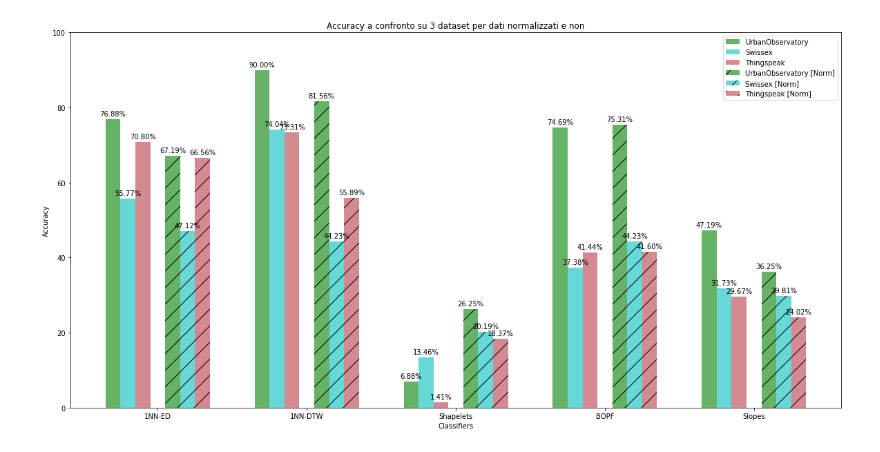
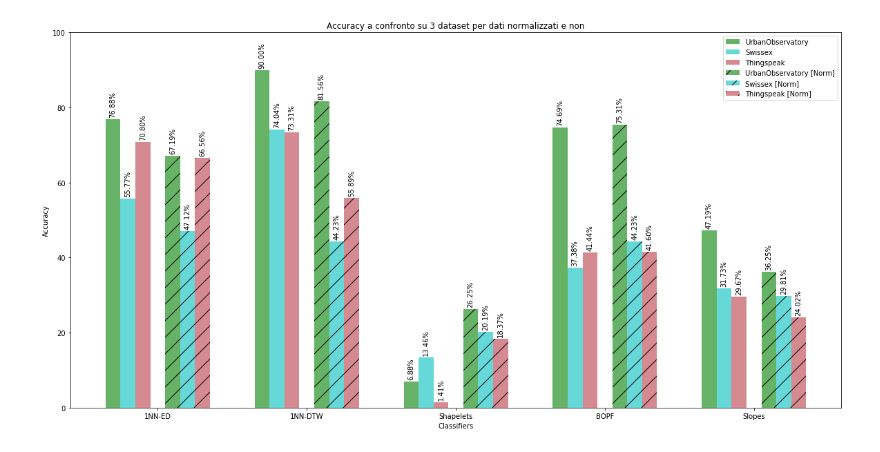
Before and after one commit to matteodeggi/tesi, a Jupyter notebook: Tesi/TSC_Test.ipynb, the cells around one changed output. Cells and saved outputs as stored; diff of their text form; code cells hidden in the pictures.

```diff
--- a/Tesi/TSC_Test.ipynb
+++ b/Tesi/TSC_Test.ipynb
@@ -52,32 +52,32 @@ things_ax = ax.bar(index - bar_width, [y[0] for y in metrics_standard_things], b
 urban_ax_norm = ax.bar(index + bar_width, [y[0] for y in metrics_norm_urban], bar_width, alpha=opacity, color='g', error_kw=error_config, label='UrbanObservatory [Norm]', hatch="/")
 swissex_ax_norm = ax.bar(index + 2*bar_width, [y[0] for y in metrics_norm_swissex], bar_width, alpha=opacity, color='c', error_kw=error_config, label='Swissex [Norm]', hatch="/")
 things_ax_norm = ax.bar(index + 3*bar_width, [y[0] for y in metrics_norm_things], bar_width, alpha=opacity, color='#BA3B46', error_kw=error_config, label='Thingspeak [Norm]', hatch="/")
 
 def autolabel(rects):
     """Attach a text label above each bar in *rects*, displaying its height."""
     for rect in rects:
         height = rect.get_height()
         ax.annotate('{:.2f}%'.format(round(height, 4)),
                     xy=(rect.get_x() + rect.get_width() / 2, height),
                     xytext=(0, 3),  # 3 points vertical offset
                     textcoords="offset points",
-                    ha='center', va='bottom', rotation = 145)
+                    ha='center', va='bottom', rotation = 90)
 autolabel(things_ax)
 autolabel(swissex_ax)
 autolabel(urban_ax)
 
 autolabel(things_ax_norm)
 autolabel(swissex_ax_norm)
 autolabel(urban_ax_norm)
 
 ax.set_title('Accuracy a confronto su 3 dataset per dati normalizzati e non')
 ax.set_ylim(0, 100)
 ax.set_xlabel('Classifiers')
 ax.set_ylabel('Accuracy')
 ax.set_xticks(index)
 ax.set_xticklabels((labels))
 ax.legend()
 plt.savefig('TSC_Algorithms.png', bbox_inches='tight',pad_inches = 0, dpi = 200)
 plt.show()
 # %% [output]
-[figure, old version]
+[figure, new version]
```
